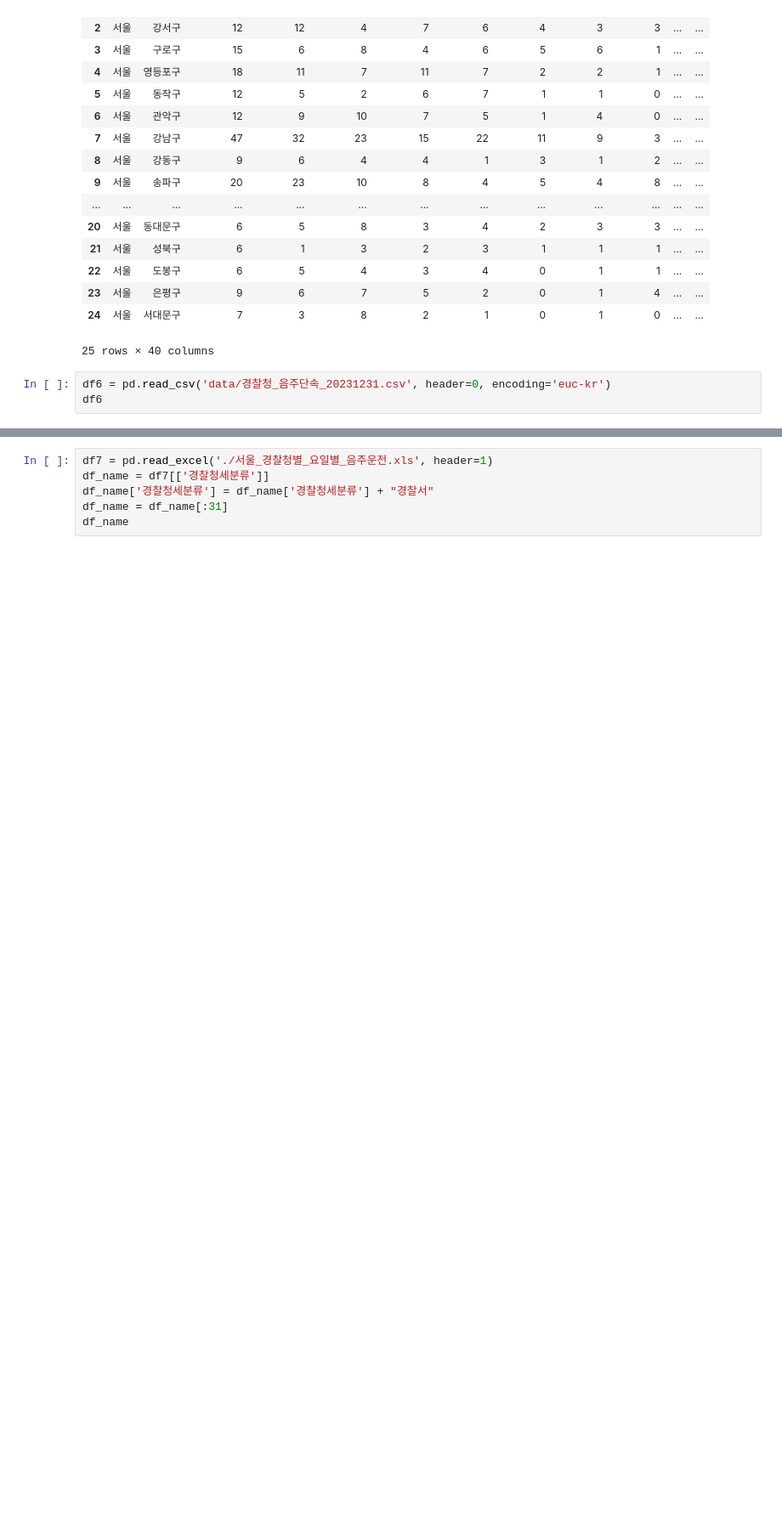
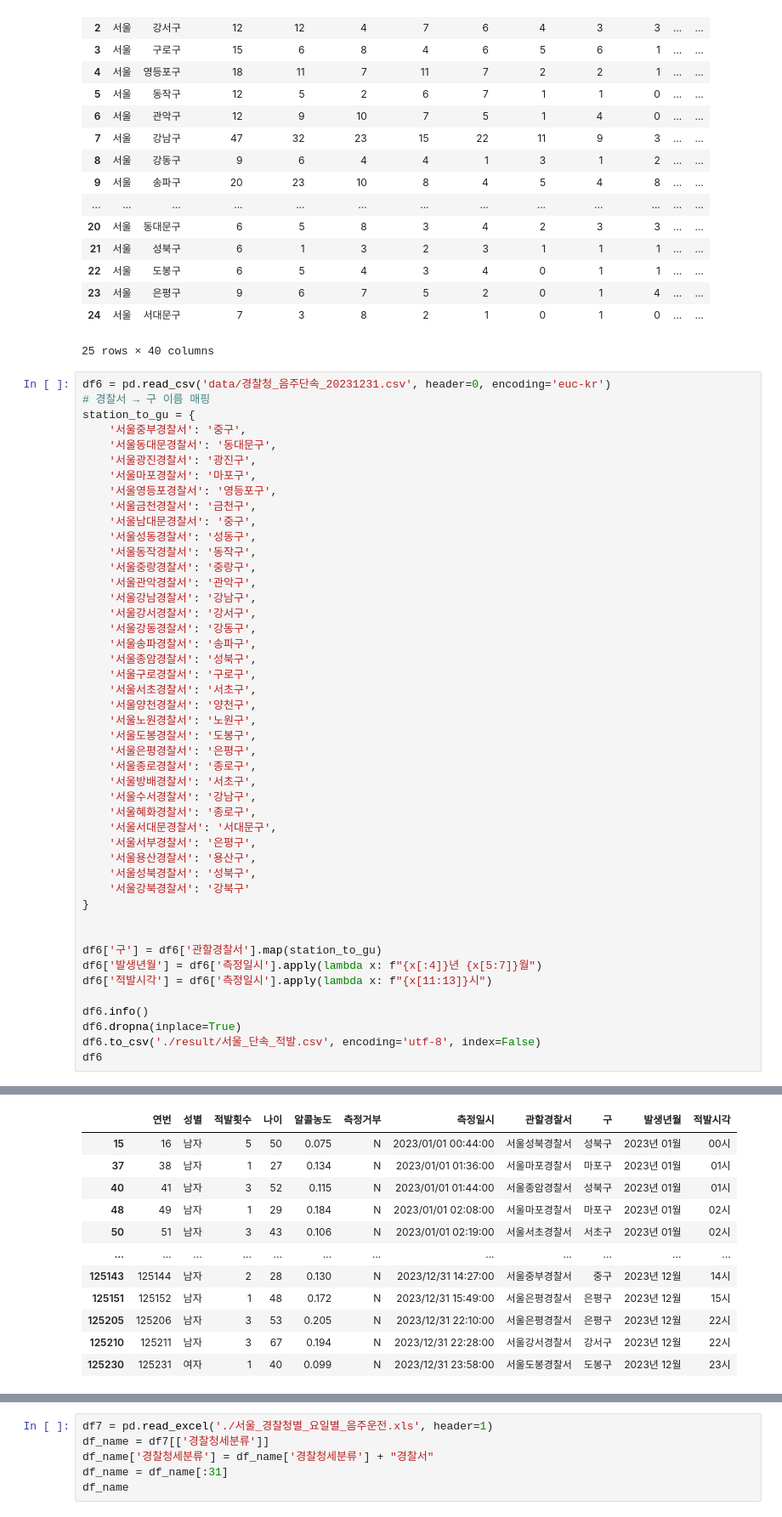
Before and after one commit to Yuu-Yur/DDProject, a Jupyter notebook: DDdataPreProcessing.ipynb, the cells around one changed output, grey strips where cells are left out. Shown at 85% size. Cells and saved outputs as stored; diff of their text form; blank space fills up the shorter version.

```diff
--- a/DDdataPreProcessing.ipynb
+++ b/DDdataPreProcessing.ipynb
@@ -185,4 +185,48 @@ df_merged
 25 rows × 40 columns
 # %%
 df6 = pd.read_csv('data/경찰청_음주단속_20231231.csv', header=0, encoding='euc-kr')
+# 경찰서 → 구 이름 매핑
+station_to_gu = {
+    '서울중부경찰서': '중구',
+    '서울동대문경찰서': '동대문구',
+    '서울광진경찰서': '광진구',
+    '서울마포경찰서': '마포구',
+    '서울영등포경찰서': '영등포구',
+    '서울금천경찰서': '금천구',
+    '서울남대문경찰서': '중구',
+    '서울성동경찰서': '성동구',
+    '서울동작경찰서': '동작구',
+    '서울중랑경찰서': '중랑구',
+    '서울관악경찰서': '관악구',
+    '서울강남경찰서': '강남구',
+    '서울강서경찰서': '강서구',
+    '서울강동경찰서': '강동구',
+    '서울송파경찰서': '송파구',
+    '서울종암경찰서': '성북구',
+    '서울구로경찰서': '구로구',
+    '서울서초경찰서': '서초구',
+    '서울양천경찰서': '양천구',
+    '서울노원경찰서': '노원구',
+    '서울도봉경찰서': '도봉구',
+    '서울은평경찰서': '은평구',
+    '서울종로경찰서': '종로구',
+    '서울방배경찰서': '서초구',
+    '서울수서경찰서': '강남구',
+    '서울혜화경찰서': '종로구',
+    '서울서대문경찰서': '서대문구',
+    '서울서부경찰서': '은평구',
+    '서울용산경찰서': '용산구',
+    '서울성북경찰서': '성북구',
+    '서울강북경찰서': '강북구'
+}
+
+
+df6['구'] = df6['관할경찰서'].map(station_to_gu)
+df6['발생년월'] = df6['측정일시'].apply(lambda x: f"{x[:4]}년 {x[5:7]}월")
+df6['적발시각'] = df6['측정일시'].apply(lambda x: f"{x[11:13]}시")
+
+df6.info()
+df6.dropna(inplace=True)
+df6.to_csv('./result/서울_단속_적발.csv', encoding='utf-8', index=False)
 df6
+# %% [output]
@@ -188,0 +251,12 @@ df6
+|  | 연번 | 성별 | 적발횟수 | 나이 | 알콜농도 | 측정거부 | 측정일시 | 관할경찰서 | 구 | 발생년월 | 적발시각 |
+| 15 | 16 | 남자 | 5 | 50 | 0.075 | N | 2023/01/01 00:44:00 | 서울성북경찰서 | 성북구 | 2023년 01월 | 00시 |
+| 37 | 38 | 남자 | 1 | 27 | 0.134 | N | 2023/01/01 01:36:00 | 서울마포경찰서 | 마포구 | 2023년 01월 | 01시 |
+| 40 | 41 | 남자 | 3 | 52 | 0.115 | N | 2023/01/01 01:44:00 | 서울종암경찰서 | 성북구 | 2023년 01월 | 01시 |
+| 48 | 49 | 남자 | 1 | 29 | 0.184 | N | 2023/01/01 02:08:00 | 서울마포경찰서 | 마포구 | 2023년 01월 | 02시 |
+| 50 | 51 | 남자 | 3 | 43 | 0.106 | N | 2023/01/01 02:19:00 | 서울서초경찰서 | 서초구 | 2023년 01월 | 02시 |
+| ... | ... | ... | ... | ... | ... | ... | ... | ... | ... | ... | ... |
+| 125143 | 125144 | 남자 | 2 | 28 | 0.130 | N | 2023/12/31 14:27:00 | 서울중부경찰서 | 중구 | 2023년 12월 | 14시 |
+| 125151 | 125152 | 남자 | 1 | 48 | 0.172 | N | 2023/12/31 15:49:00 | 서울은평경찰서 | 은평구 | 2023년 12월 | 15시 |
+| 125205 | 125206 | 남자 | 3 | 53 | 0.205 | N | 2023/12/31 22:10:00 | 서울은평경찰서 | 은평구 | 2023년 12월 | 22시 |
+| 125210 | 125211 | 남자 | 3 | 67 | 0.194 | N | 2023/12/31 22:28:00 | 서울강서경찰서 | 강서구 | 2023년 12월 | 22시 |
+| 125230 | 125231 | 여자 | 1 | 40 | 0.099 | N | 2023/12/31 23:58:00 | 서울도봉경찰서 | 도봉구 | 2023년 12월 | 23시 |
```
Also changed, not shown: parts of 4 cells of this notebook, 9 other files.
